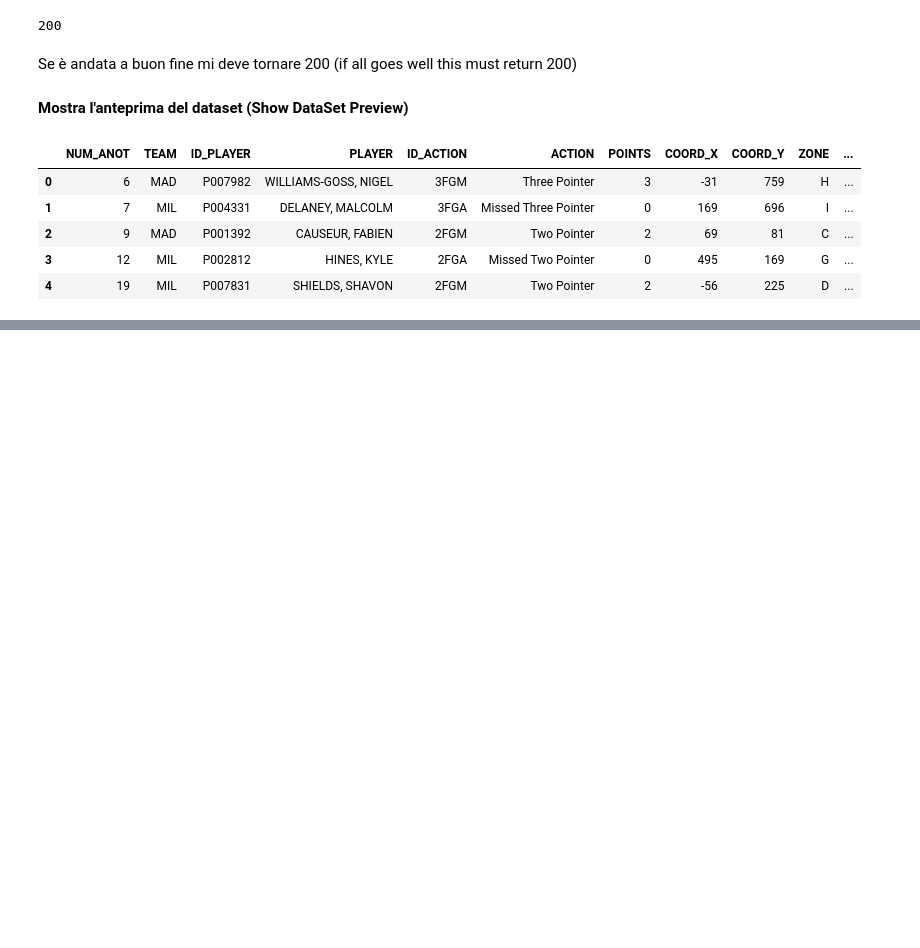
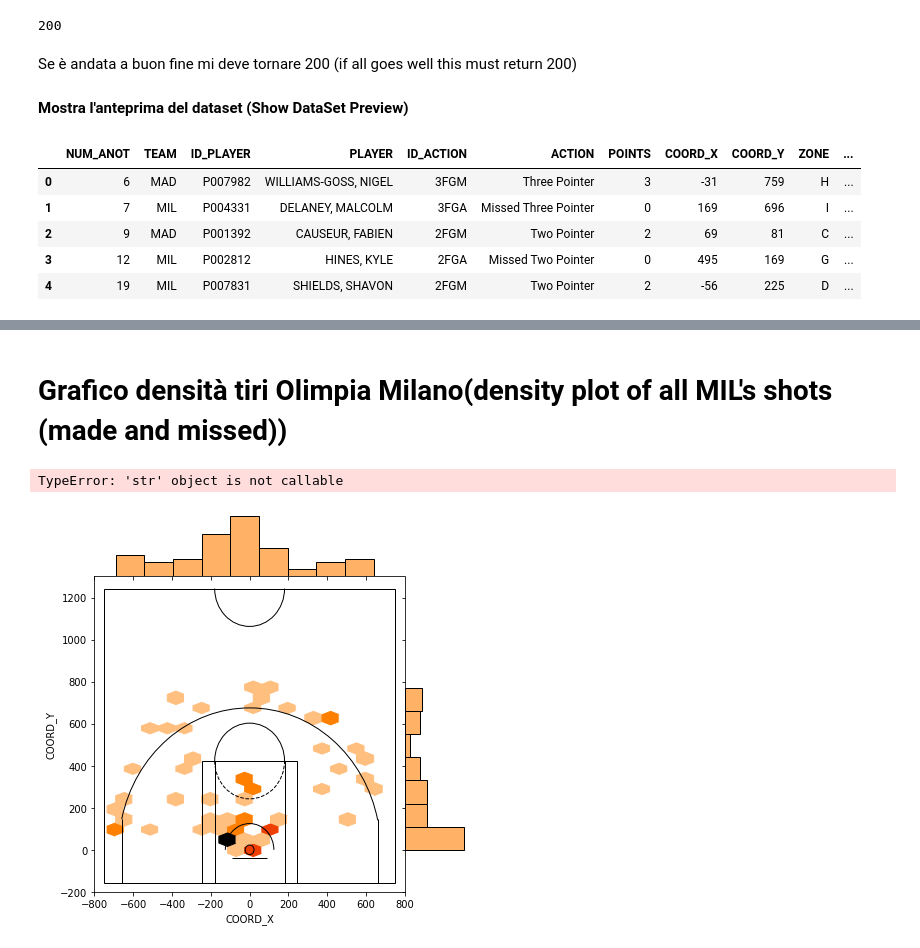
Before and after one commit to MarioAlfio/ShotChart_MILvsRMAD, a Jupyter notebook: shotchart.ipynb, the cells around one changed output, grey strips where cells are left out. Saved outputs shown, nothing was run; the diff lists cells and outputs as text; code cells hidden in the pictures; blank space fills up the shorter version.

```diff
--- a/shotchart.ipynb
+++ b/shotchart.ipynb
@@ -179,3 +174,14 @@ joint_plot(fg_away_shots, title='MADs Attemped Shots (made and missed)')
+# %% [markdown]
+# Grafico densità tiri Olimpia Milano(density plot of all MIL's shots (made and missed))
+# %%
+fg_home_shots = pd.concat((fg_made_home_df, fg_miss_home_df))
+joint_plot(fg_home_shots, title='MILs Attemped Shots (made and missed)')
+
+# fg_away_shots = pd.concat((fg_made_away_df, fg_miss_away_df), axis=0)
+# joint_plot(fg_away_shots, title='MADs Attemped Shots (made and missed)')
+# %% [output]
+TypeError: 'str' object is not callable
+[figure, added]
 # %%
 shots_df['TEAM'] = shots_df['TEAM'].str.strip()  # team id contains trailing white space
 shots_df['ID_PLAYER'] = shots_df['ID_PLAYER'].str.strip()  # player id contains trailing white space
```
Also changed, not shown: parts of 12 cells of this notebook.
